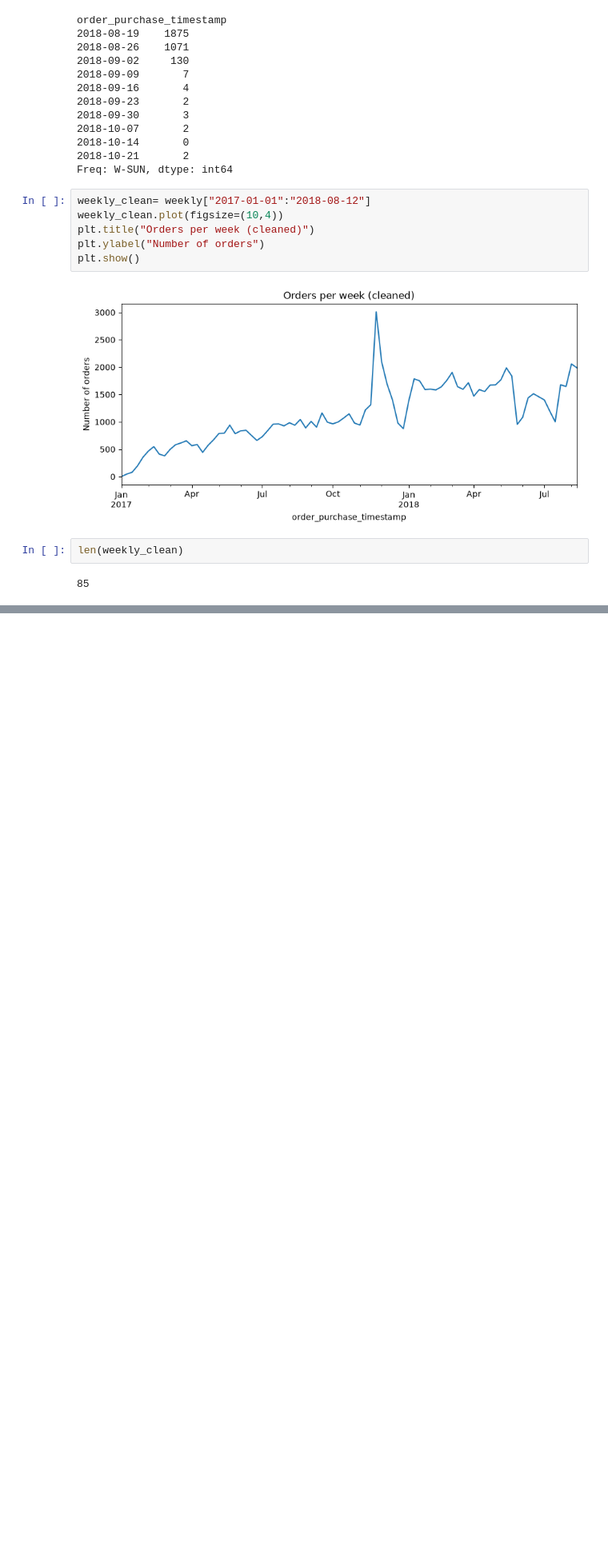
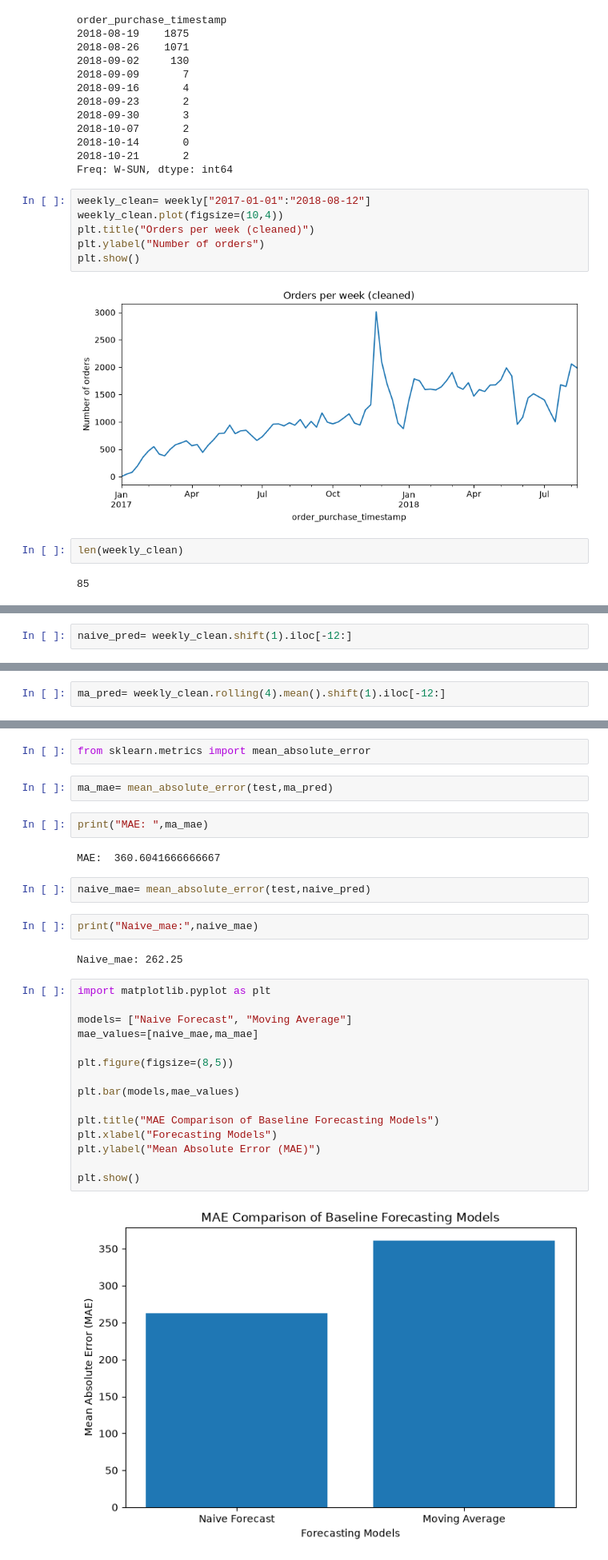
Before and after one commit to shrutigajbe/demand-forecasting, a Jupyter notebook: notebooks/01_explore_data.ipynb, the cells around one changed output, grey strips where cells are left out. Shown at 80% size. Drawn from its saved outputs; the diff is of its cells as text; blank space fills up the shorter version.

Commit message:
Add naive and moving average baselines

```diff
--- a/notebooks/01_explore_data.ipynb
+++ b/notebooks/01_explore_data.ipynb
@@ -113,0 +144,2 @@ len(weekly_clean)
+# %%
+naive_pred= weekly_clean.shift(1).iloc[-12:]
@@ -113,0 +163,2 @@ len(weekly_clean)
+# %%
+ma_pred= weekly_clean.rolling(4).mean().shift(1).iloc[-12:]
@@ -113,0 +197,31 @@ len(weekly_clean)
+# %%
+from sklearn.metrics import mean_absolute_error
+# %%
+ma_mae= mean_absolute_error(test,ma_pred)
+# %%
+print("MAE: ",ma_mae)
+# %% [output]
+MAE:  360.6041666666667
+# %%
+naive_mae= mean_absolute_error(test,naive_pred)
+# %%
+print("Naive_mae:",naive_mae)
+# %% [output]
+Naive_mae: 262.25
+# %%
+import matplotlib.pyplot as plt
+
+models= ["Naive Forecast", "Moving Average"]
+mae_values=[naive_mae,ma_mae]
+
+plt.figure(figsize=(8,5))
+
+plt.bar(models,mae_values)
+
+plt.title("MAE Comparison of Baseline Forecasting Models")
+plt.xlabel("Forecasting Models")
+plt.ylabel("Mean Absolute Error (MAE)")
+
+plt.show()
+# %% [output]
+[figure, added]
```
Also changed, not shown: parts of 8 cells of this notebook.
